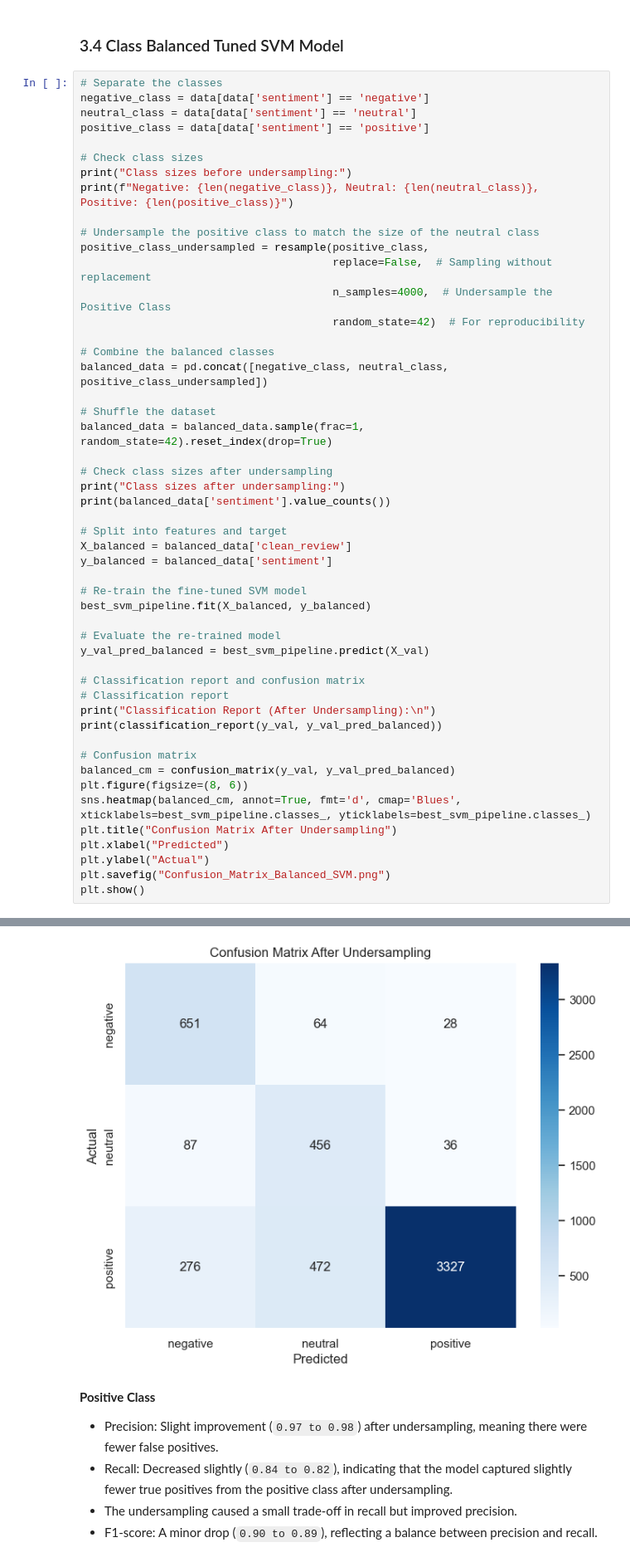
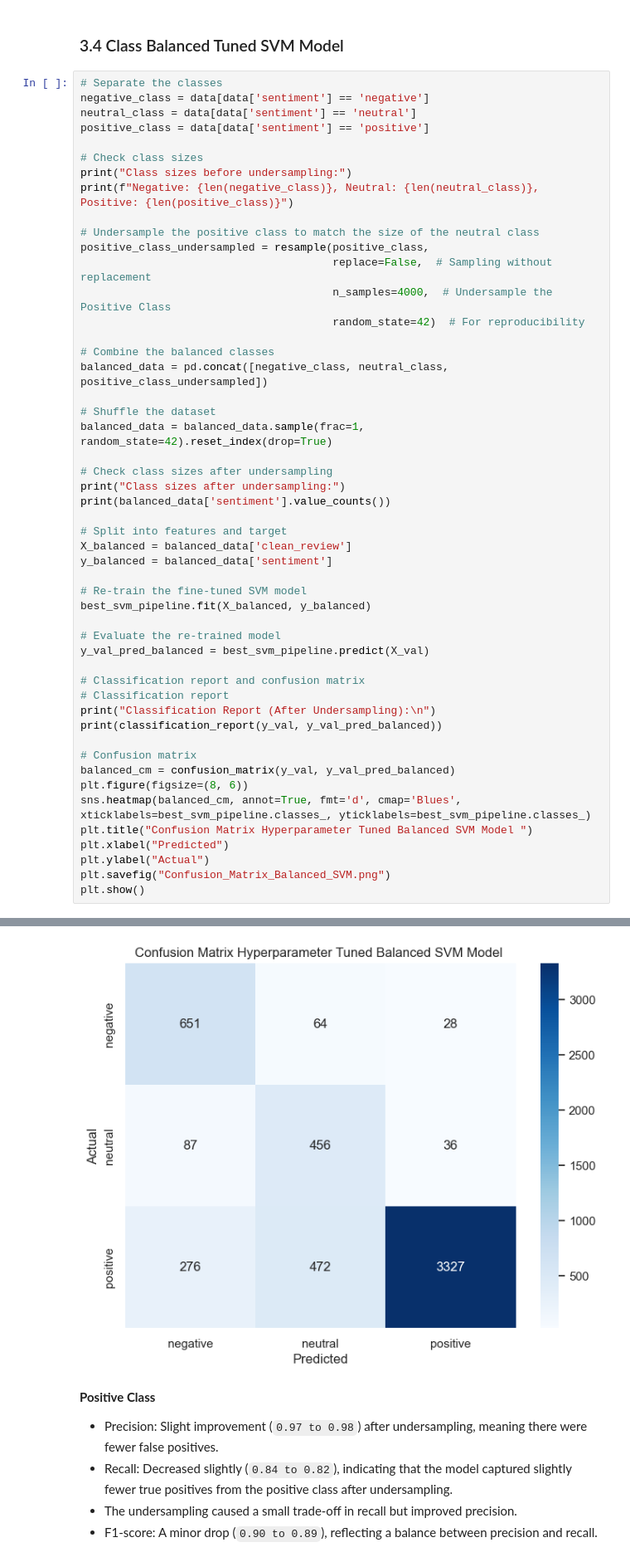
Before and after one commit to WambuiMunene/Group_1_Capstone_Project, a Jupyter notebook: index.ipynb, the cells around one changed output, grey strips where cells are left out. Shown at 83% size. Cells and saved outputs as stored; diff of their text form.

```diff
--- a/index.ipynb
+++ b/index.ipynb
@@ -1729,35 +1729,35 @@ print("Classification Report (After Undersampling):\n")
 print(classification_report(y_val, y_val_pred_balanced))
 
 # Confusion matrix
 balanced_cm = confusion_matrix(y_val, y_val_pred_balanced)
 plt.figure(figsize=(8, 6))
 sns.heatmap(balanced_cm, annot=True, fmt='d', cmap='Blues', xticklabels=best_svm_pipeline.classes_, yticklabels=best_svm_pipeline.classes_)
-plt.title("Confusion Matrix After Undersampling")
+plt.title("Confusion Matrix Hyperparameter Tuned Balanced SVM Model ")
 plt.xlabel("Predicted")
 plt.ylabel("Actual")
 plt.savefig("Confusion_Matrix_Balanced_SVM.png")
 plt.show()
 # %% [output]
 Class sizes before undersampling:
 Negative: 3715, Neutral: 2894, Positive: 20375
 Class sizes after undersampling:
 sentiment
 positive    4000
 negative    3715
 neutral     2894
 Name: count, dtype: int64
 Classification Report (After Undersampling):
 
               precision    recall  f1-score   support
 
     negative       0.64      0.88      0.74       743
      neutral       0.46      0.79      0.58       579
     positive       0.98      0.82      0.89      4075
 
     accuracy                           0.82      5397
    macro avg       0.69      0.83      0.74      5397
 weighted avg       0.88      0.82      0.84      5397
-[figure, old version]
+[figure, new version]
 # %% [markdown]
 **Positive Class**
 - Precision: Slight improvement (`0.97 to 0.98`) after undersampling, meaning there were fewer false positives.
```
Also changed, not shown: parts of 4 cells of this notebook, 8 other files.
